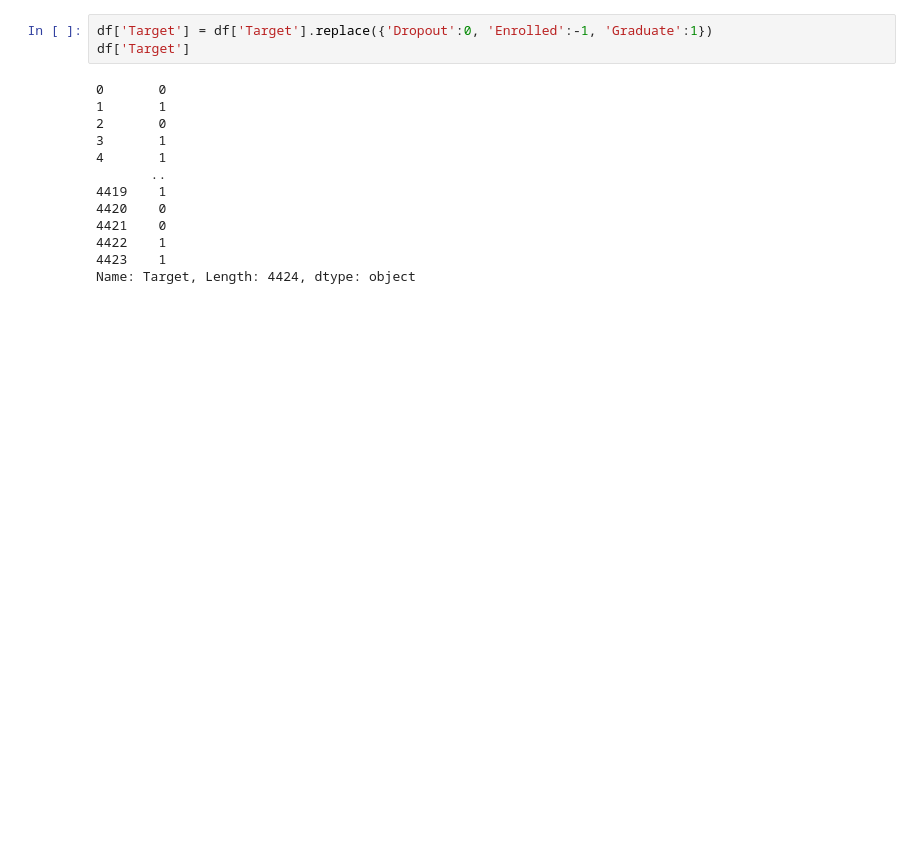
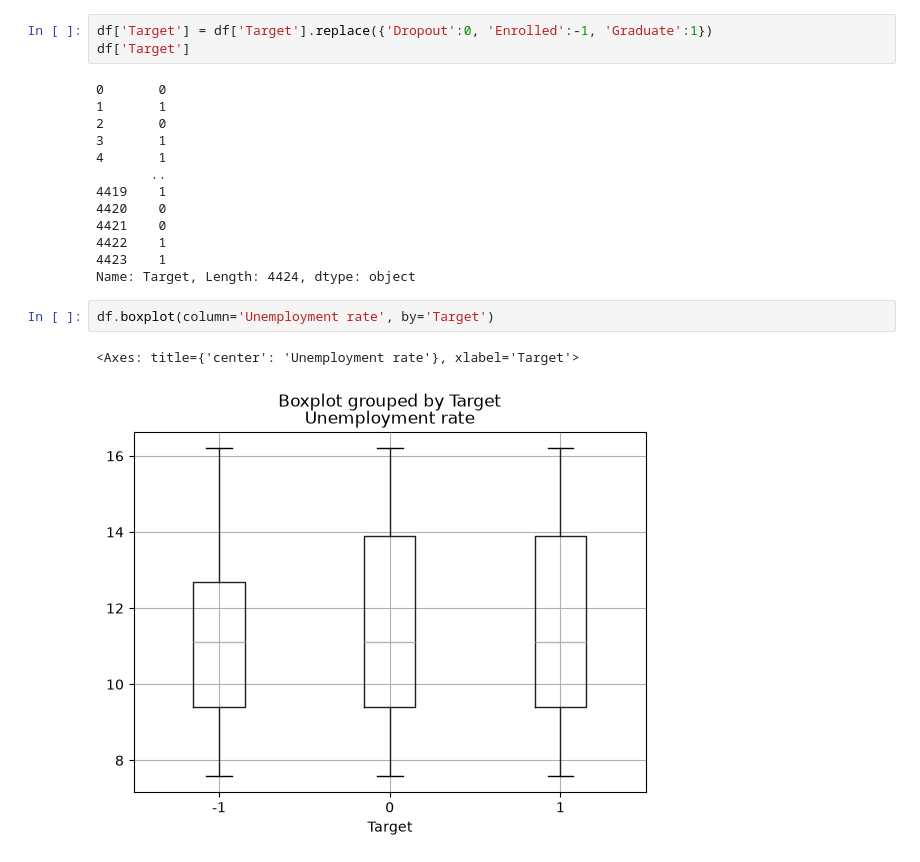
Before and after one commit to aurodeeps/student-dropout-prediction, a Jupyter notebook: notebooks/01_m2_eda.ipynb, the cells around one changed output. Drawn from its saved outputs; the diff is of its cells as text; blank space fills up the shorter version.

Commit message:
add additional boxplots for unemployment rate, inflation rate, gdp

```diff
--- a/notebooks/01_m2_eda.ipynb
+++ b/notebooks/01_m2_eda.ipynb
@@ -126,3 +126,8 @@ df['Target']
 4422    1
 4423    1
 Name: Target, Length: 4424, dtype: object
+# %%
+df.boxplot(column='Unemployment rate', by='Target')
+# %% [output]
+<Axes: title={'center': 'Unemployment rate'}, xlabel='Target'>
+[figure, added]
```
Also changed, not shown: parts of 2 cells of this notebook.
